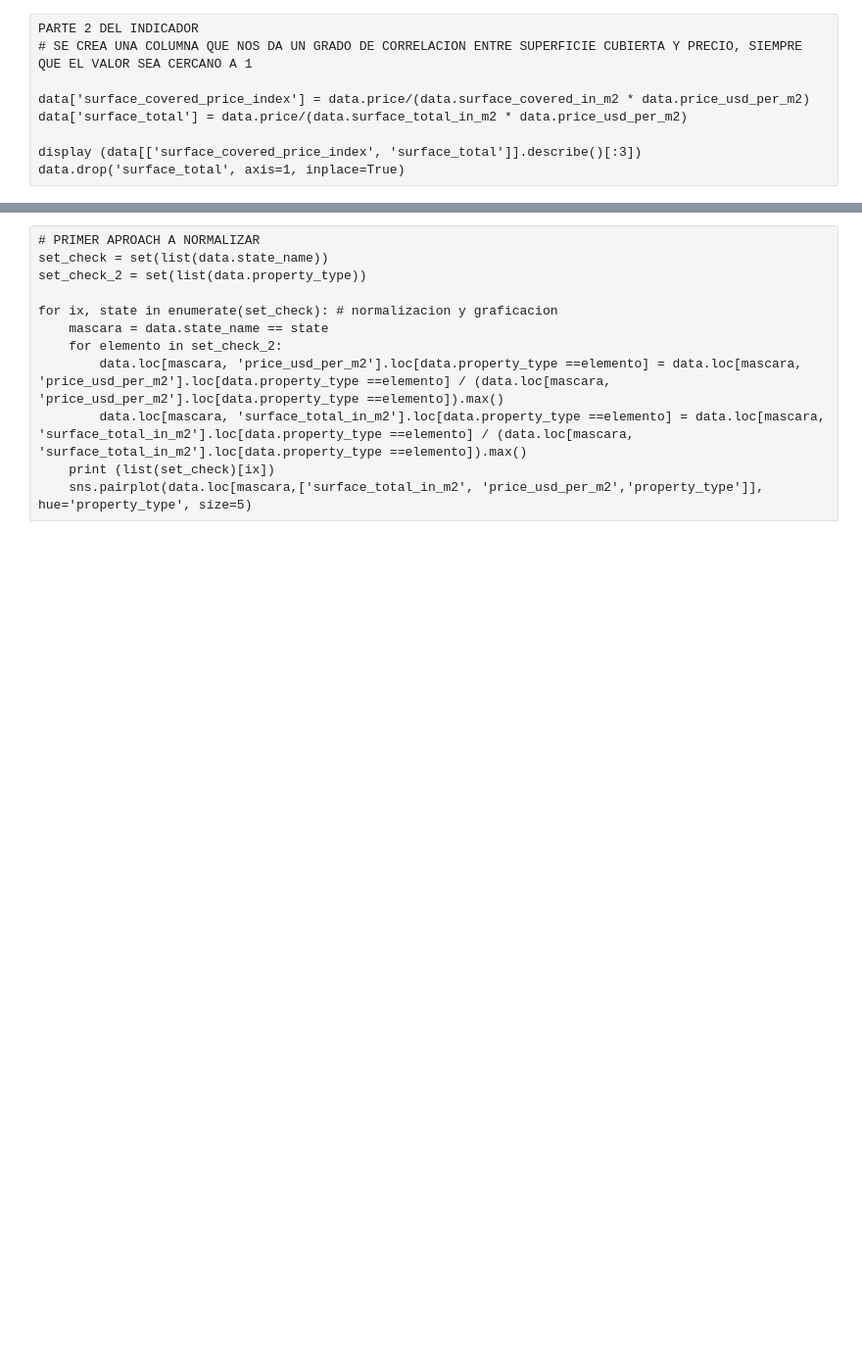
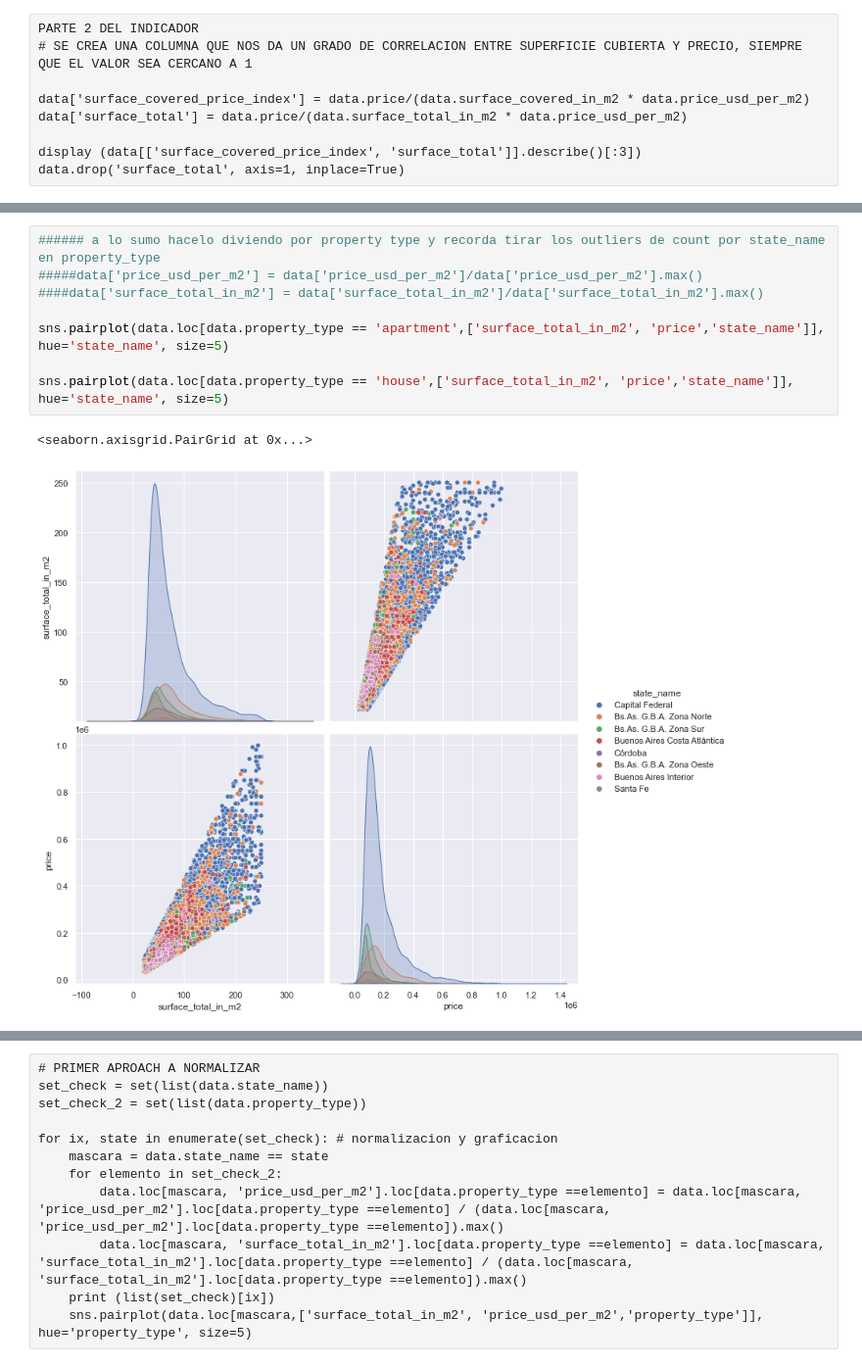
Before and after one commit to grupo4dhds/grupo4_git, a Jupyter notebook: workshop2_G4_main.ipynb, the cells around one changed output, grey strips where cells are left out. Shown at 98% size. Saved outputs shown, nothing was run; the diff lists cells and outputs as text; blank space fills up the shorter version.

```diff
--- a/workshop2_G4_main.ipynb
+++ b/workshop2_G4_main.ipynb
@@ -791,0 +852,11 @@ sns.pairplot(data.loc[data.property_type == 'house',['surface_total_in_m2', 'pri
+# %%
+###### a lo sumo hacelo diviendo por property type y recorda tirar los outliers de count por state_name en property_type
+#####data['price_usd_per_m2'] = data['price_usd_per_m2']/data['price_usd_per_m2'].max()
+####data['surface_total_in_m2'] = data['surface_total_in_m2']/data['surface_total_in_m2'].max()
+
+sns.pairplot(data.loc[data.property_type == 'apartment',['surface_total_in_m2', 'price','state_name']], hue='state_name', size=5)
+
+sns.pairplot(data.loc[data.property_type == 'house',['surface_total_in_m2', 'price','state_name']], hue='state_name', size=5)
+# %% [output]
+<seaborn.axisgrid.PairGrid at 0x...>
+[figure, added]
```
Also changed, not shown: parts of 24 cells of this notebook.
